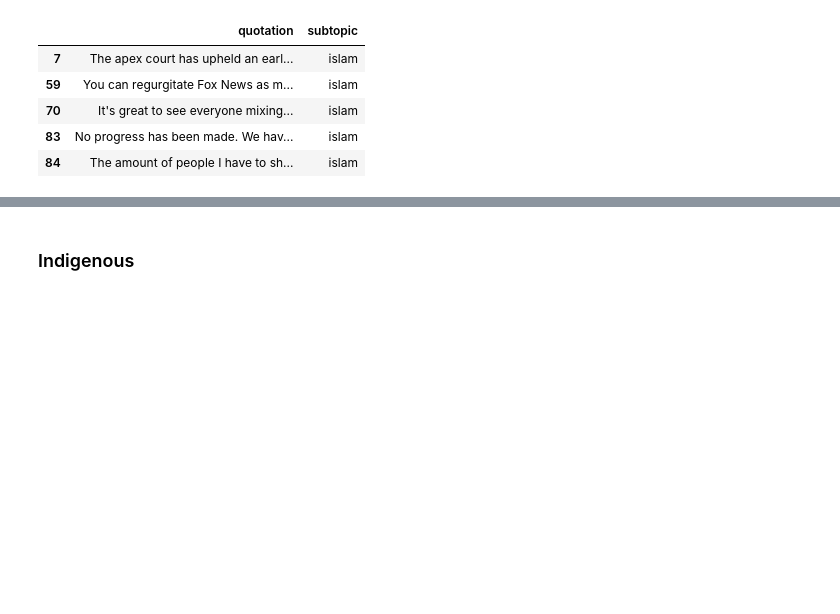
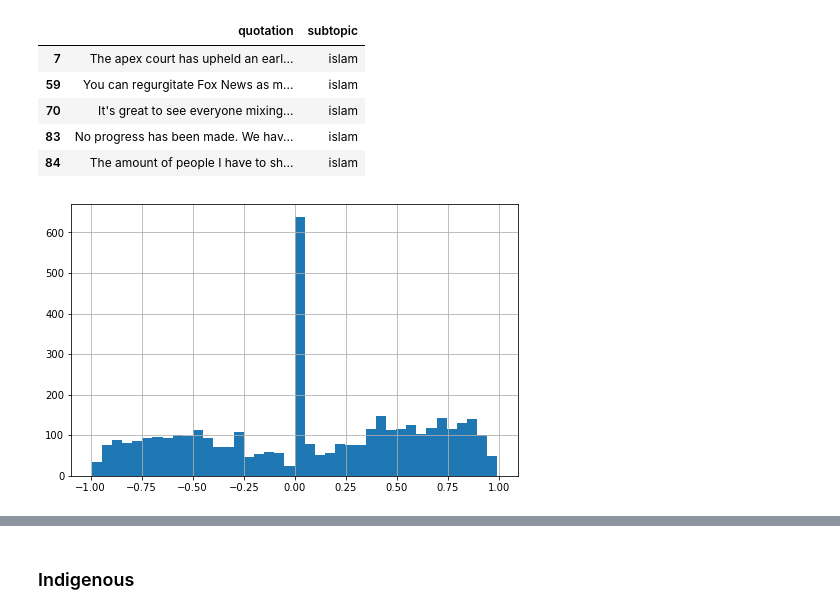
Before and after one commit to epfl-ada/ada-2021-project-concatsanddogs, a Jupyter notebook: Top_to_bottom.ipynb, the cells around one changed output, grey strips where cells are left out. Cells and saved outputs as stored; diff of their text form; code cells hidden in the pictures; blank space fills up the shorter version.

```diff
--- a/Top_to_bottom.ipynb
+++ b/Top_to_bottom.ipynb
@@ -265,3 +281,9 @@ df[df['subtopic']=='islam'].head()[['quotation','subtopic']]
 | 70 | It's great to see everyone mixing... | islam |
 | 83 | No progress has been made. We hav... | islam |
 | 84 | The amount of people I have to sh... | islam |
+# %%
+df_islam = df[df['subtopic']=='islam']
+df_islam['sentiment'].hist(bins=40, figsize = [8,5])
+plt.show()
+# %% [output]
+[figure, added]
```
Also changed, not shown: parts of 6 cells of this notebook.
